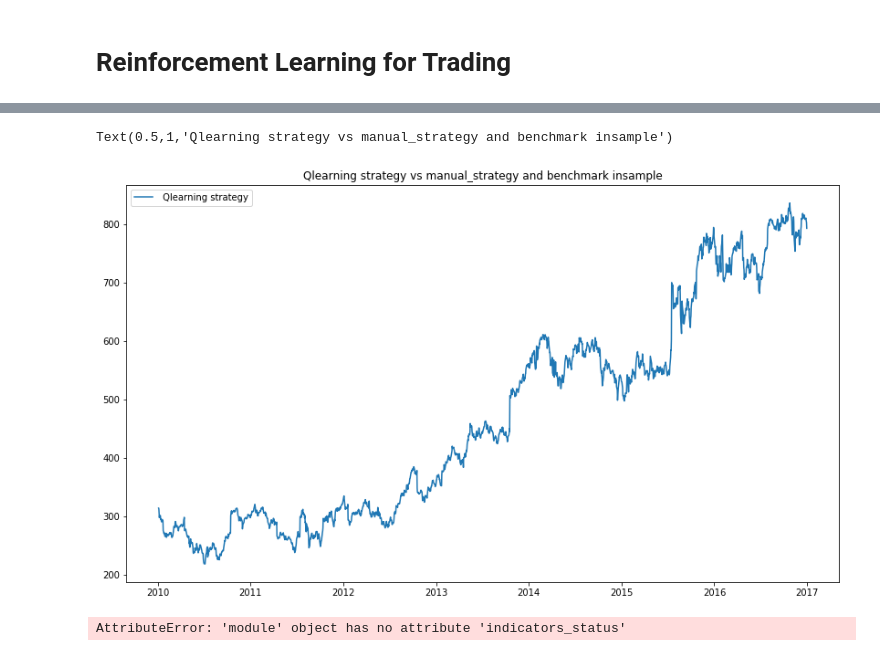
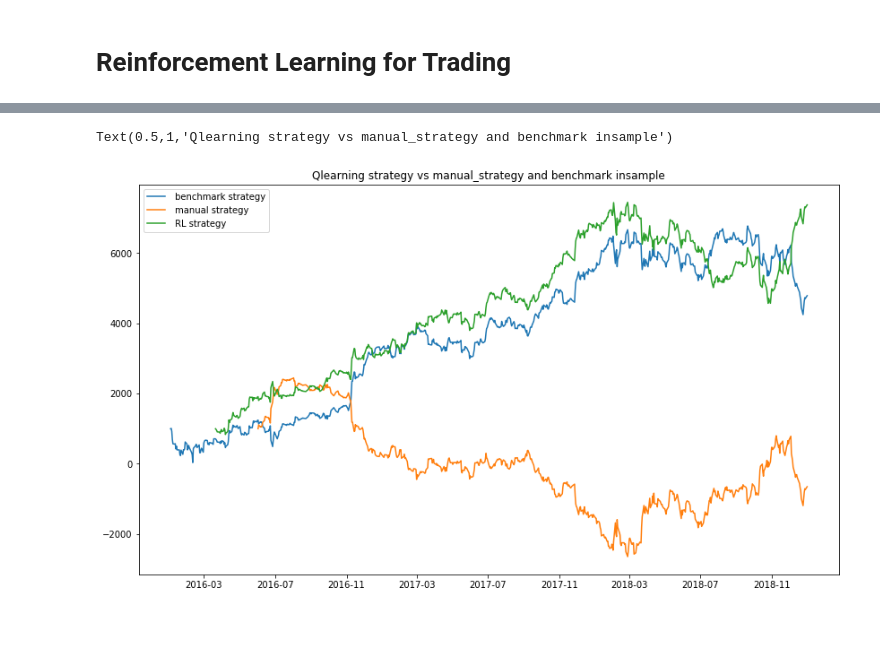
Before and after one commit to wassim9429/trading_strategy, a Jupyter notebook: trading_strategy.ipynb, the cells around one changed output, grey strips where cells are left out. Cells and saved outputs as stored; diff of their text form; code cells hidden in the pictures; blank space fills up the shorter version.

```diff
--- a/trading_strategy.ipynb
+++ b/trading_strategy.ipynb
@@ -15,7 +60,7 @@ import matplotlib.pyplot as plt
 # %%
-index = 'GOOGL'
-train_sd = '2010-01-01'
-train_ed = '2016-12-31'
-test_sd = '2017-01-01'
+index = 'JPM'
+train_sd = '2008-01-01'
+train_ed = '2015-12-31'
+test_sd = '2016-01-01'
 test_ed = '2018-12-31'
 lookback = 25
@@ -24,0 +91,16 @@ test_data = data_reader.get_data(index = index, start_date=test_sd, end_date = t
+# %%
+# benchmark strategy
+actions  = strategies.benchmark(train_data)
+benchmark_portvals_in_sample = fh.compute_portvals(actions, train_data, order_value=100)
+actions  = strategies.benchmark(test_data)
+benchmark_portvals_out_of_sample = fh.compute_portvals(actions, test_data, order_value=100)
+# Manual strategy
+actions  = strategies.manual_strategy(train_data)
+manual_portvals_in_sample = fh.compute_portvals(actions, train_data, order_value=100)
+actions  = strategies.manual_strategy(test_data)
+manual_portvals_out_of_sample = fh.compute_portvals(actions, test_data, order_value=100)
+# Optimal strategy
+actions = strategies.optimal_strategy(train_data)
+optimal_portvals_in_sample = fh.compute_portvals(actions, train_data, order_value=100)
+actions = strategies.optimal_strategy(test_data)
+optimal_portvals_out_of_sample = fh.compute_portvals(actions, test_data, order_value=100)
@@ -24,0 +117,8 @@ test_data = data_reader.get_data(index = index, start_date=test_sd, end_date = t
+# %%
+# RL strategy
+learner = strategies.StrategyLearner()
+print learner.addEvidence(train_data,200)
+actions =learner.testPolicy(train_data)
+Q_portvals_in_sample = fh.compute_portvals(actions, train_data, order_value=100)
+actions =learner.testPolicy(test_data)
+Q_portvals_out_of_sample = fh.compute_portvals(actions, test_data, order_value=100)
@@ -25,16 +157,11 @@ test_data = data_reader.get_data(index = index, start_date=test_sd, end_date = t
 # %%
 plt.figure(figsize=(14,8))
-plt.plot(train_data["Adj Close"], label=" Qlearning strategy")
+plt.plot(benchmark_portvals_out_of_sample/benchmark_portvals_out_of_sample.iloc[0], label=" benchmark strategy")
+plt.plot(manual_portvals_out_of_sample, label=" manual strategy")
+#plt.plot(Q_portvals_out_of_sample, label=" optimal strategy")
+plt.plot(Q_portvals_out_of_sample, label=" RL strategy")
 plt.legend()
 plt.title("Qlearning strategy vs manual_strategy and benchmark insample")
 # %% [output]
 Text(0.5,1,'Qlearning strategy vs manual_strategy and benchmark insample')
-[figure, old version]
+[figure, new version]
-# %%
-# benchmark strategy
-actions  = strategies.benchmark(train_data)
-benchmark_portvals = fh.compute_portvals(actions, train_data, order_value=1)
-actions  = strategies.manual_strategy(train_data)
-macual_portvals = fh.compute_portvals(actions, train_data, order_value=1)
-# %% [output]
-AttributeError: 'module' object has no attribute 'indicators_status'
```
Also changed, not shown: parts of 15 cells of this notebook.
